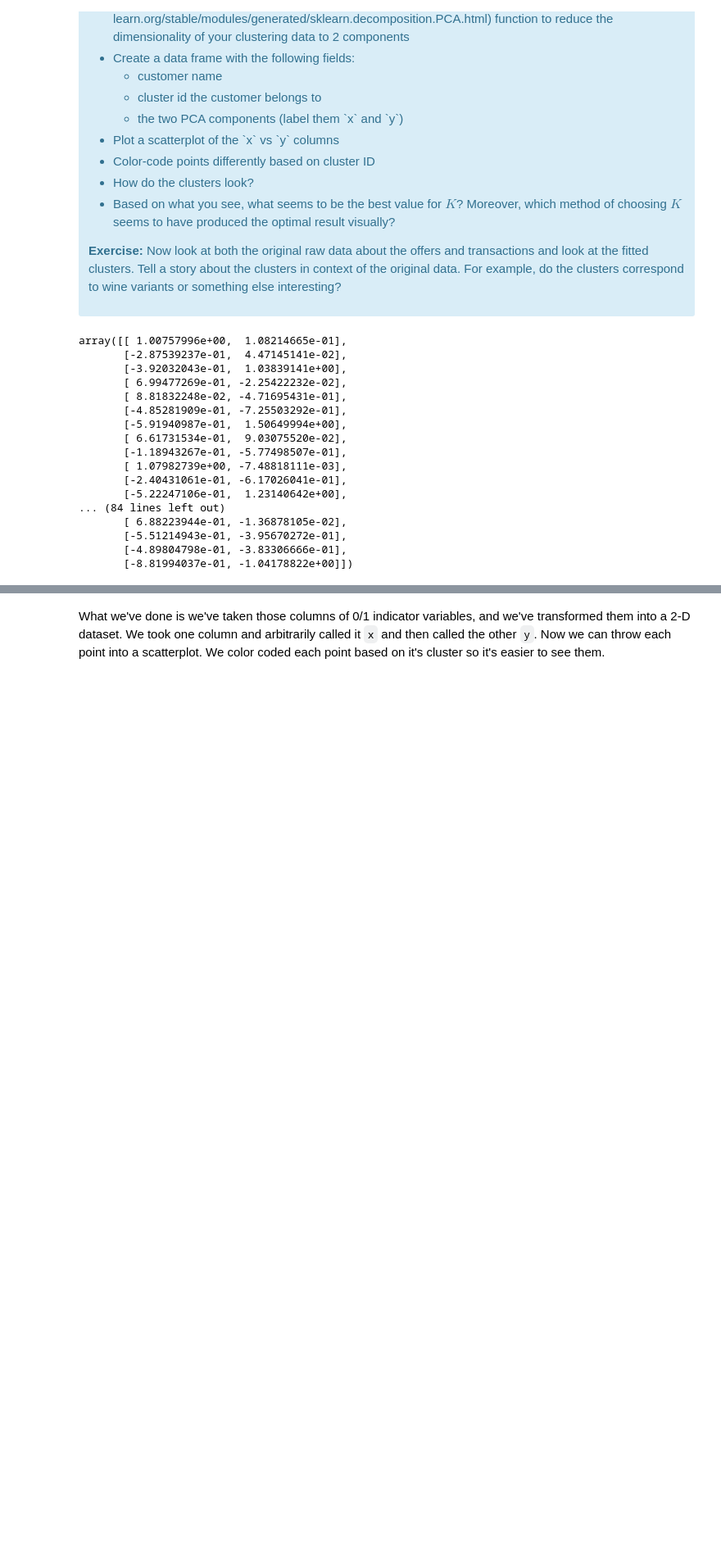
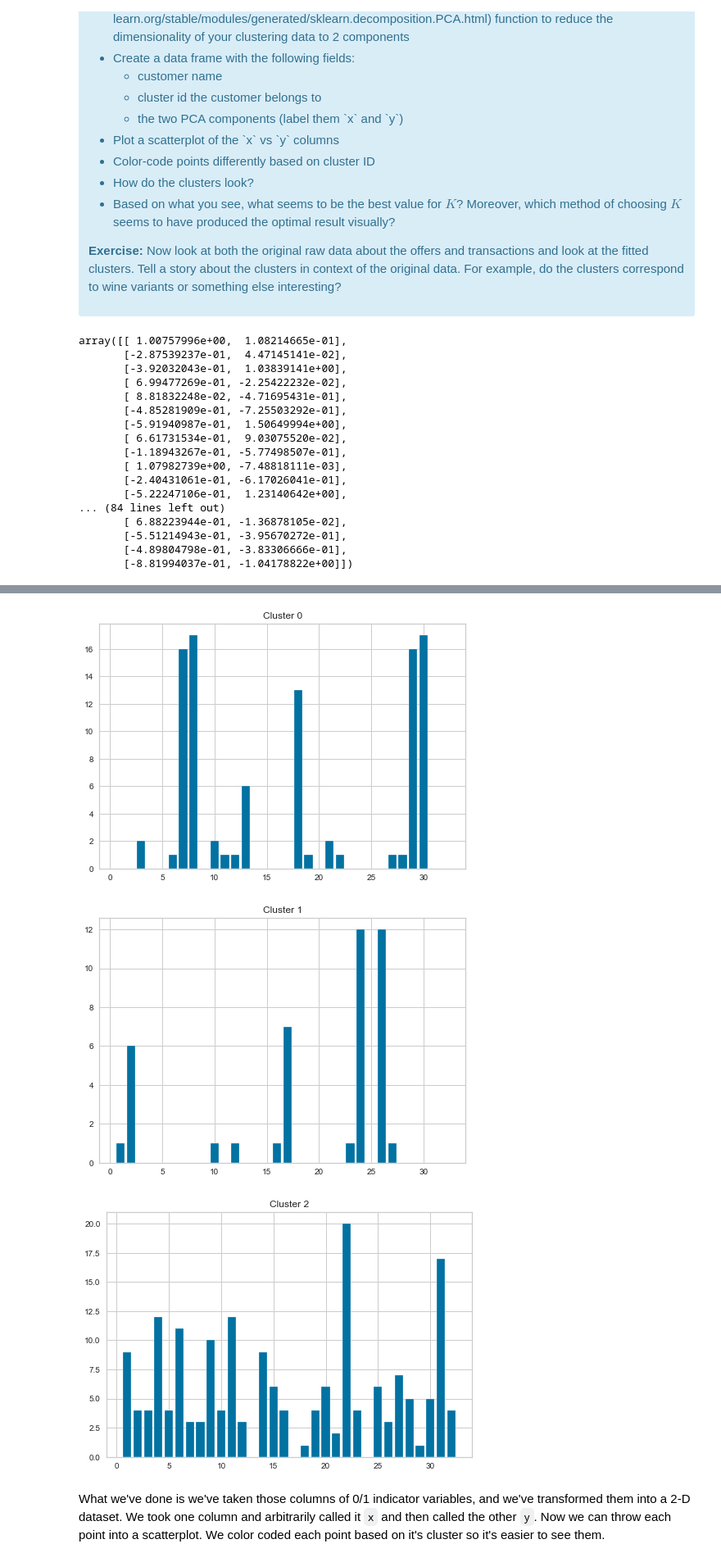
Before and after one commit to edk3742/DataScienceGuidedCapstone, a Jupyter notebook: Notebooks/Clustering Case Study/Clustering Case Study - Customer Segmentation with K-Means - Tier 3.ipynb, the cells around one changed output, grey strips where cells are left out. Shown at 82% size. Saved outputs shown, nothing was run; the diff lists cells and outputs as text; code cells hidden in the pictures; blank space fills up the shorter version.

Commit message:
mean, sum, and country plots

```diff
--- a/Notebooks/Clustering Case Study/Clustering Case Study - Customer Segmentation with K-Means - Tier 3.ipynb
+++ b/Notebooks/Clustering Case Study/Clustering Case Study - Customer Segmentation with K-Means - Tier 3.ipynb
@@ -323,3 +315,15 @@ sns.scatterplot(x='x',y='y',data=df_pca, hue='cluster 3')
+# %%
+# cluster_3_df = df_pivot.groupby(by=['cluster 3'])
+cluster_3_df = df_pivot.groupby(by='cluster 3').sum()[col_reqd]
+
+for i in range(0,3):
+    plt.figure(i)
+    plt.bar(cluster_3_df.columns,cluster_3_df.iloc[i,:])
+    plt.title(f'Cluster {i}')
+# %% [output]
+[figure, added]
+[figure, added]
+[figure, added]
 # %% [markdown]
 What we've done is we've taken those columns of 0/1 indicator variables, and we've transformed them into a 2-D dataset. We took one column and arbitrarily called it `x` and then called the other `y`. Now we can throw each point into a scatterplot. We color coded each point based on it's cluster so it's easier to see them.
 # %% [markdown]
```
Also changed, not shown: parts of 7 cells of this notebook.
